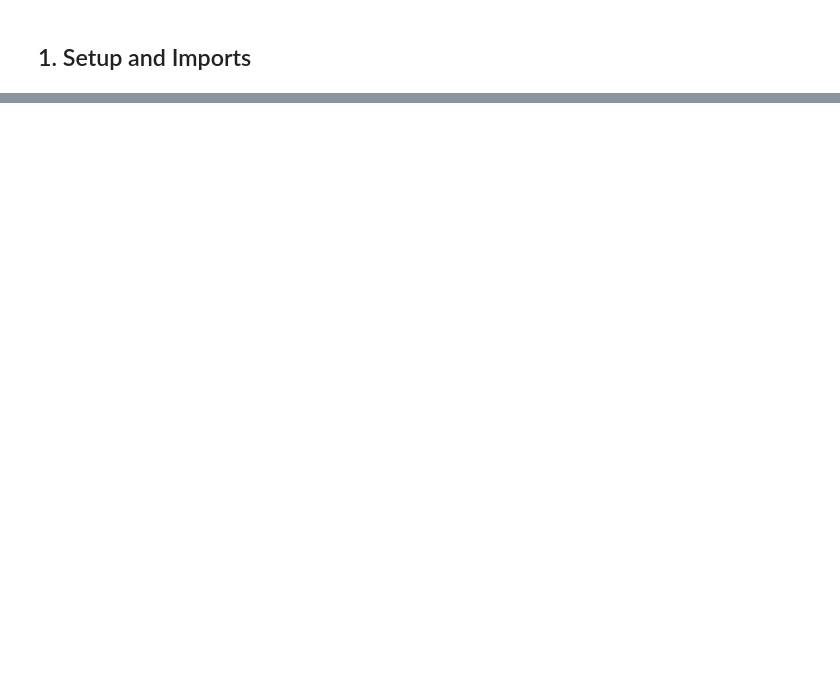
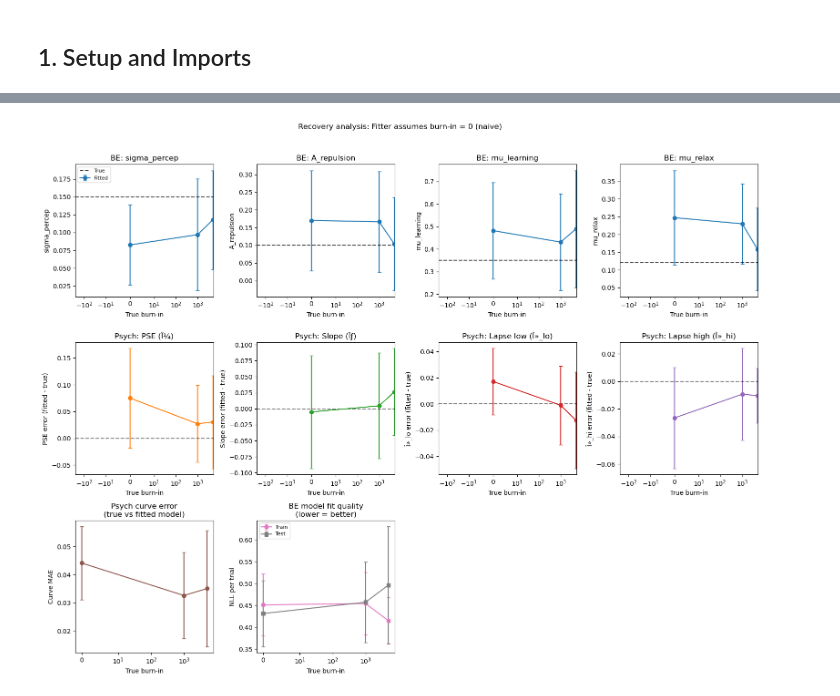
Before and after one commit to serkanshentyurk/sound_categorisation, a Jupyter notebook: BE_recovery_analysis.ipynb, the cells around one changed output, grey strips where cells are left out. Drawn from its saved outputs; the diff is of its cells as text; code cells hidden in the pictures; blank space fills up the shorter version.

```diff
--- a/BE_recovery_analysis.ipynb
+++ b/BE_recovery_analysis.ipynb
@@ -486,0 +248,11 @@ alpha
+# %%
+# Run burn-in recovery analysis
+print("Running burn-in recovery analysis...")
+results_burnin = burn_in_recovery_analysis(
+    true_params=TRUE_BE_PARAMS,
+    burn_in_values=[0, 1000, 5000],
+    n_trials=N_TRIALS,
+    n_replicates=N_REPLICATES,
+    fitter_burn_in=0,
+    verbose=True
+)
@@ -486,0 +277,7 @@ alpha
+# %%
+# Visualise recovery results
+fig = plot_burn_in_recovery(results_burnin)
+plt.tight_layout()
+plt.show()
+# %% [output]
+[figure, added]
```
Also changed, not shown: parts of 86 cells of this notebook, 7 other files.
